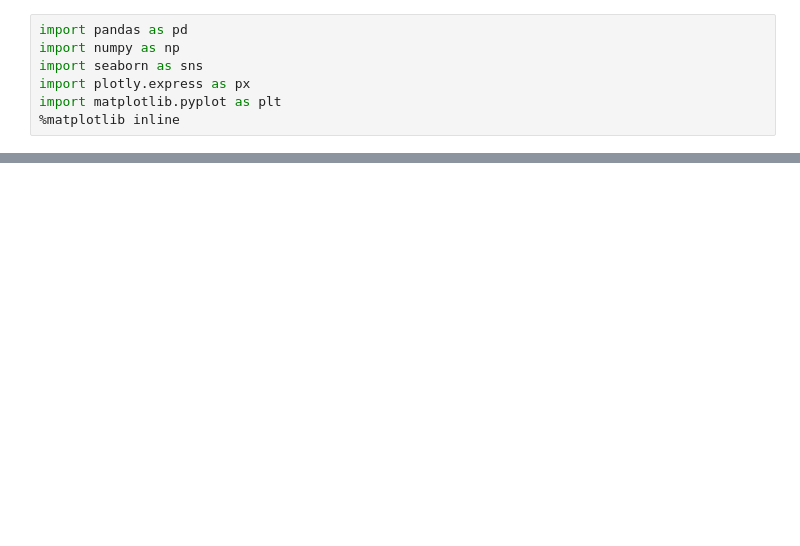
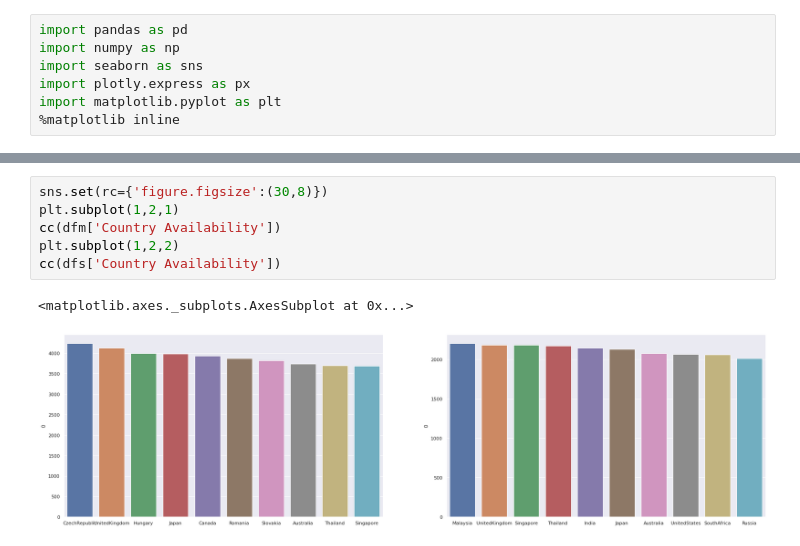
Before and after one commit to rajput-t/netflix_nlp_p1, a Jupyter notebook: Netflix.ipynb, the cells around one changed output, grey strips where cells are left out. Saved outputs shown, nothing was run; the diff lists cells and outputs as text; blank space fills up the shorter version.

```diff
--- a/Netflix.ipynb
+++ b/Netflix.ipynb
@@ -29,3 +119,12 @@ Warning: Total number of columns (29) exceeds max_columns (20) limiting to first
+# %%
+sns.set(rc={'figure.figsize':(30,8)})
+plt.subplot(1,2,1)
+cc(dfm['Country Availability'])
+plt.subplot(1,2,2)
+cc(dfs['Country Availability'])
+# %% [output]
+<matplotlib.axes._subplots.AxesSubplot at 0x...>
+[figure, added]
 # %%
 df.columns
 # %% [output]
```
Also changed, not shown: parts of 10 cells of this notebook.
